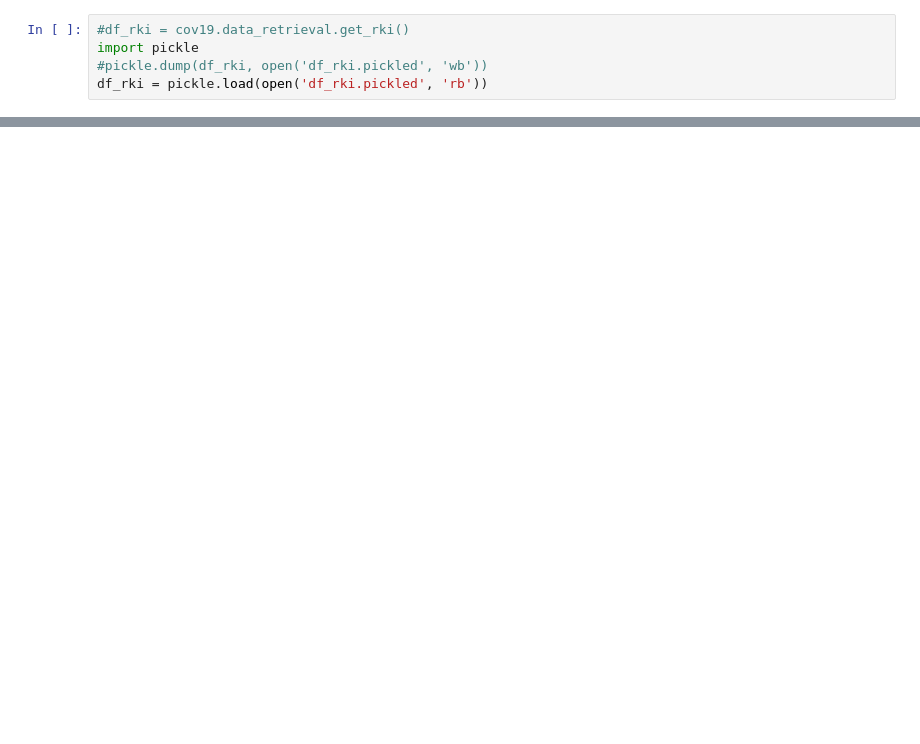
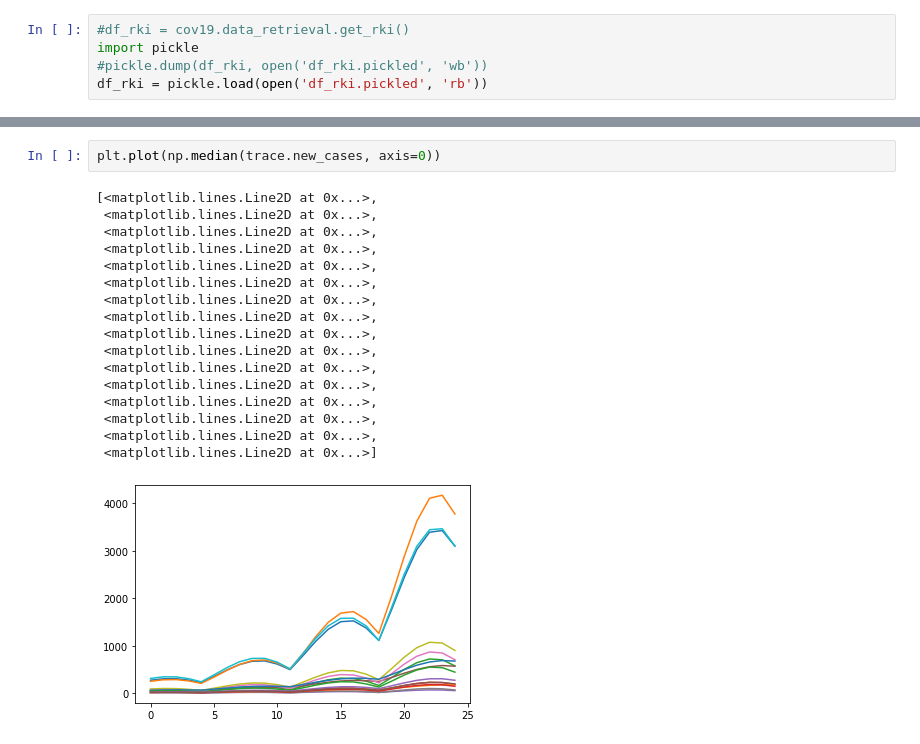
Before and after one commit to Priesemann-Group/covid19_inference, a Jupyter notebook: scripts/example_bundeslaender.ipynb, the cells around one changed output, grey strips where cells are left out. Saved outputs shown, nothing was run; the diff lists cells and outputs as text; blank space fills up the shorter version.

```diff
--- a/scripts/example_bundeslaender.ipynb
+++ b/scripts/example_bundeslaender.ipynb
@@ -118,0 +194,20 @@ Dimension of sigma_obs larger than one, skipping
+# %%
+plt.plot(np.median(trace.new_cases, axis=0))
+# %% [output]
+[<matplotlib.lines.Line2D at 0x...>,
+ <matplotlib.lines.Line2D at 0x...>,
+ <matplotlib.lines.Line2D at 0x...>,
+ <matplotlib.lines.Line2D at 0x...>,
+ <matplotlib.lines.Line2D at 0x...>,
+ <matplotlib.lines.Line2D at 0x...>,
+ <matplotlib.lines.Line2D at 0x...>,
+ <matplotlib.lines.Line2D at 0x...>,
+ <matplotlib.lines.Line2D at 0x...>,
+ <matplotlib.lines.Line2D at 0x...>,
+ <matplotlib.lines.Line2D at 0x...>,
+ <matplotlib.lines.Line2D at 0x...>,
+ <matplotlib.lines.Line2D at 0x...>,
+ <matplotlib.lines.Line2D at 0x...>,
+ <matplotlib.lines.Line2D at 0x...>,
+ <matplotlib.lines.Line2D at 0x...>]
+[figure, added]
```
Also changed, not shown: parts of 6 cells of this notebook, 1 other file.
